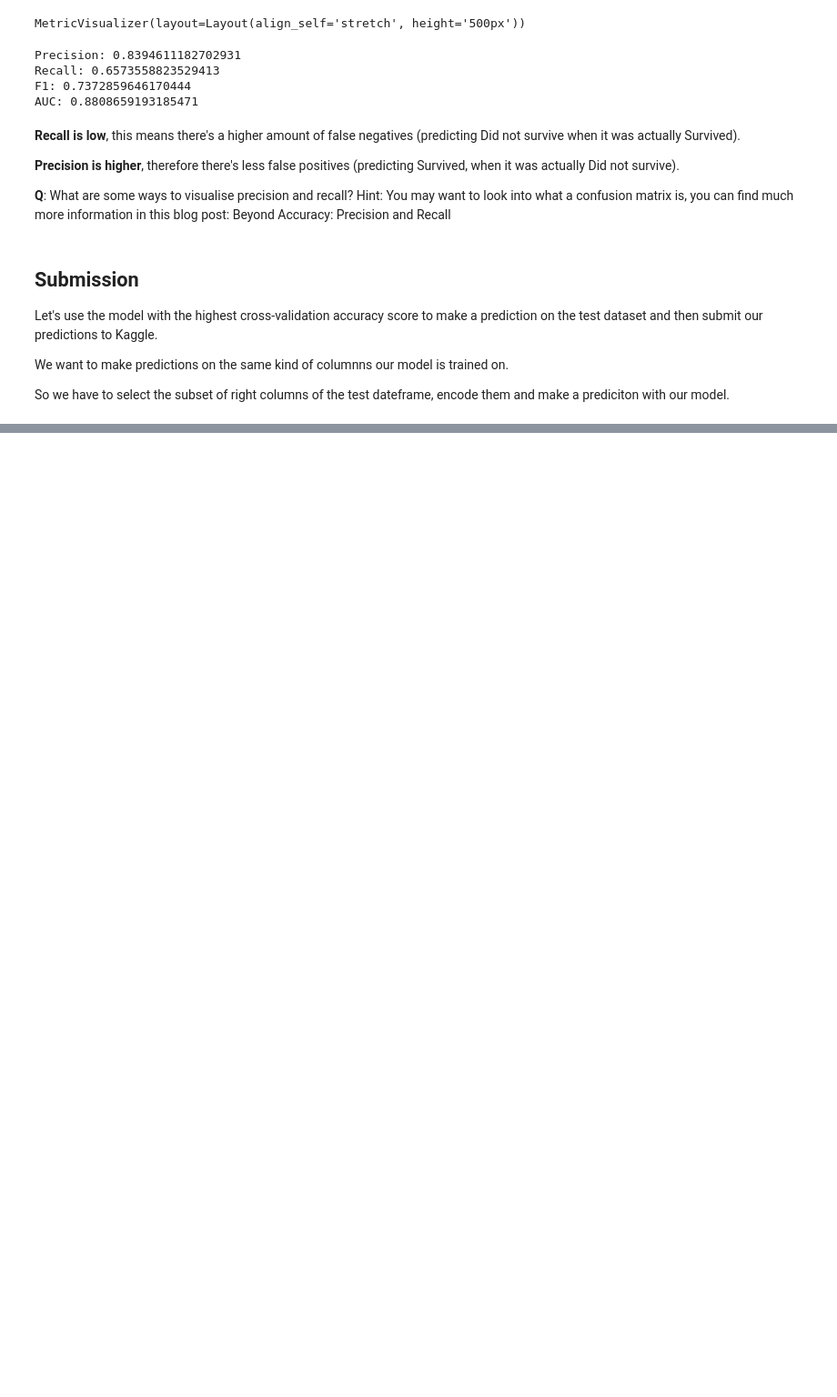
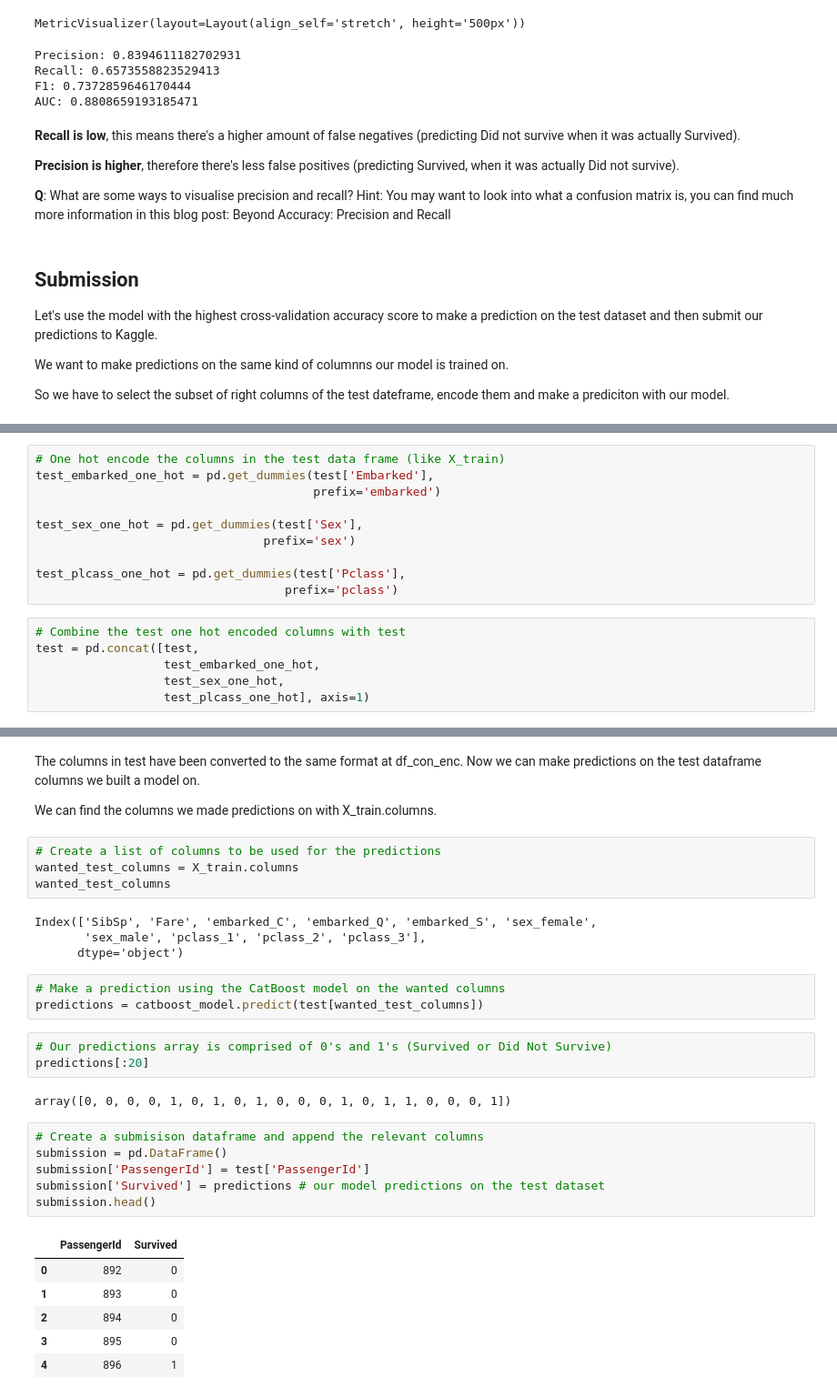
Before and after one commit to tejeshreddy/kaggle-notebooks, a Jupyter notebook: titanic-ml-disaster/titanic-analysis.ipynb, the cells around one changed output, grey strips where cells are left out. Shown at 91% size. Cells and saved outputs as stored; diff of their text form; blank space fills up the shorter version.

```diff
--- a/titanic-ml-disaster/titanic-analysis.ipynb
+++ b/titanic-ml-disaster/titanic-analysis.ipynb
@@ -1095,0 +1076,16 @@ So we have to select the subset of right columns of the test dateframe, encode t
+# %%
+# One hot encode the columns in the test data frame (like X_train)
+test_embarked_one_hot = pd.get_dummies(test['Embarked'],
+                                       prefix='embarked')
+
+test_sex_one_hot = pd.get_dummies(test['Sex'],
+                                prefix='sex')
+
+test_plcass_one_hot = pd.get_dummies(test['Pclass'],
+                                   prefix='pclass')
+# %%
+# Combine the test one hot encoded columns with test
+test = pd.concat([test,
+                  test_embarked_one_hot,
+                  test_sex_one_hot,
+                  test_plcass_one_hot], axis=1)
@@ -1095,0 +1102,33 @@ So we have to select the subset of right columns of the test dateframe, encode t
+# %% [markdown]
+The columns in test have been converted to the same format at df_con_enc. Now we can make predictions on the test dataframe columns we built a model on.
+
+We can find the columns we made predictions on with X_train.columns.
+# %%
+# Create a list of columns to be used for the predictions
+wanted_test_columns = X_train.columns
+wanted_test_columns
+# %% [output]
+Index(['SibSp', 'Fare', 'embarked_C', 'embarked_Q', 'embarked_S', 'sex_female',
+       'sex_male', 'pclass_1', 'pclass_2', 'pclass_3'],
+      dtype='object')
+# %%
+# Make a prediction using the CatBoost model on the wanted columns
+predictions = catboost_model.predict(test[wanted_test_columns])
+# %%
+# Our predictions array is comprised of 0's and 1's (Survived or Did Not Survive)
+predictions[:20]
+# %% [output]
+array([0, 0, 0, 0, 1, 0, 1, 0, 1, 0, 0, 0, 1, 0, 1, 1, 0, 0, 0, 1])
+# %%
+# Create a submisison dataframe and append the relevant columns
+submission = pd.DataFrame()
+submission['PassengerId'] = test['PassengerId']
+submission['Survived'] = predictions # our model predictions on the test dataset
+submission.head()
+# %% [output]
+|  | PassengerId | Survived |
+| 0 | 892 | 0 |
+| 1 | 893 | 0 |
+| 2 | 894 | 0 |
+| 3 | 895 | 0 |
+| 4 | 896 | 1 |
```
Also changed, not shown: parts of 28 cells of this notebook.
